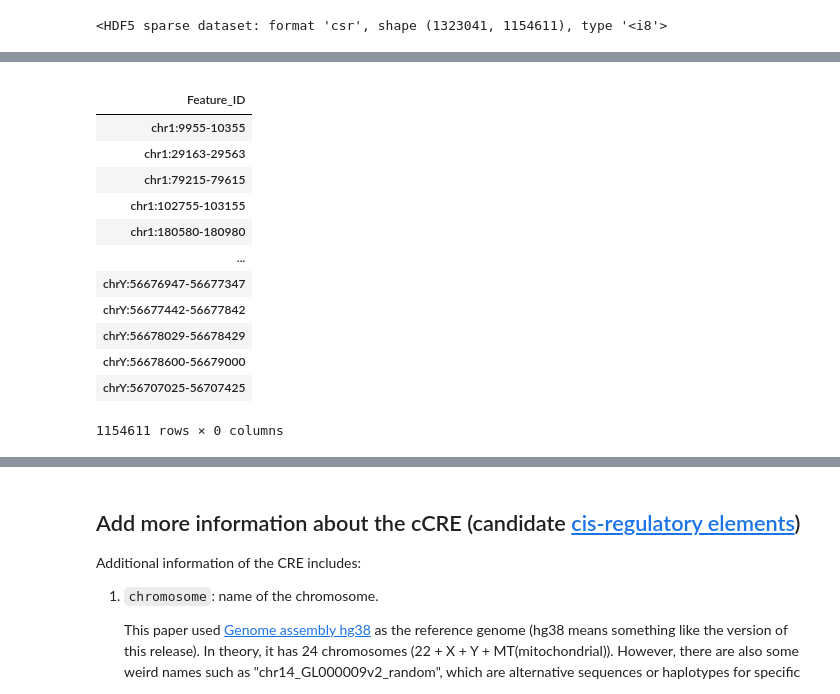
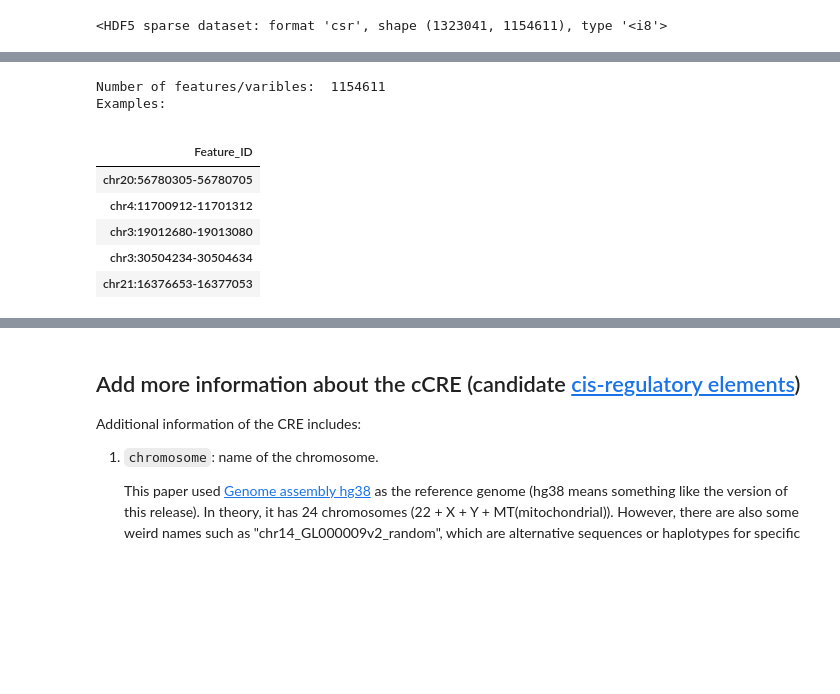
Before and after one commit to Potamitisn/DLBIO, a Jupyter notebook: data_exploration/exploration_h5ad.ipynb, the cells around one changed output, grey strips where cells are left out. Drawn from its saved outputs; the diff is of its cells as text; code cells hidden in the pictures; blank space fills up the shorter version.

```diff
--- a/data_exploration/exploration_h5ad.ipynb
+++ b/data_exploration/exploration_h5ad.ipynb
@@ -55,19 +56,16 @@ adata.obs
 # %%
 # var: features, in this case candidate cis-regulatory elements (cCRE)
-adata.var
+print("Number of features/varibles: ", adata.n_vars)
+print("Examples:")
+display(adata.var.sample(5))
 # %% [output]
+Number of features/varibles:  1154611
+Examples:
 |  |
 | Feature_ID |
-| chr1:9955-10355 |
-| chr1:29163-29563 |
-| chr1:79215-79615 |
-| chr1:102755-103155 |
-| chr1:180580-180980 |
-| ... |
-| chrY:56676947-56677347 |
-| chrY:56677442-56677842 |
-| chrY:56678029-56678429 |
-| chrY:56678600-56679000 |
-| chrY:56707025-56707425 |
+| chr20:56780305-56780705 |
+| chr4:11700912-11701312 |
+| chr3:19012680-19013080 |
+| chr3:30504234-30504634 |
+| chr21:16376653-16377053 |
-1154611 rows × 0 columns
 # %% [markdown]
```
Also changed, not shown: parts of 37 cells of this notebook.
